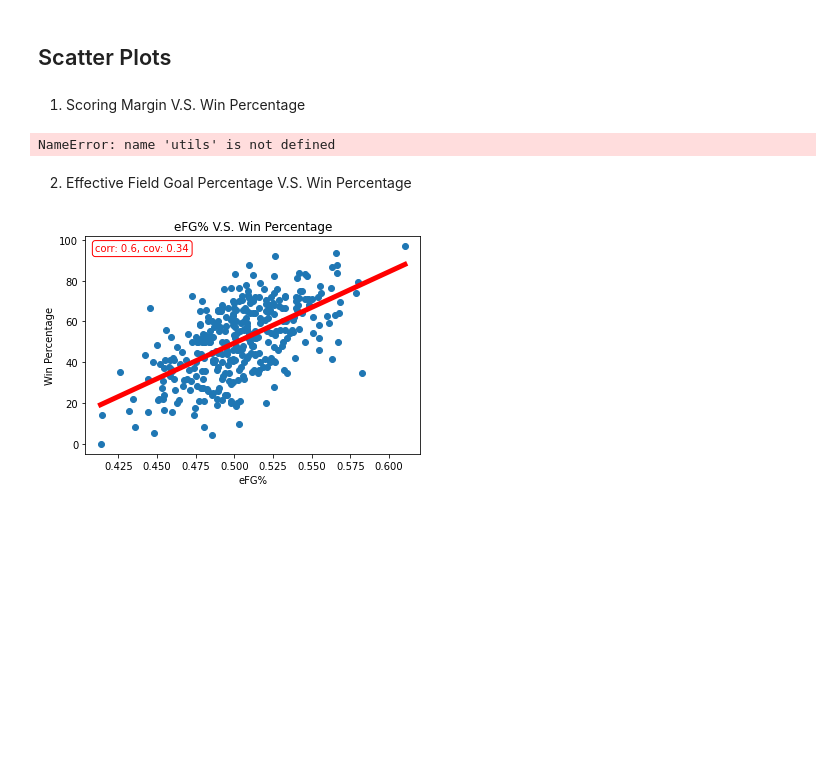
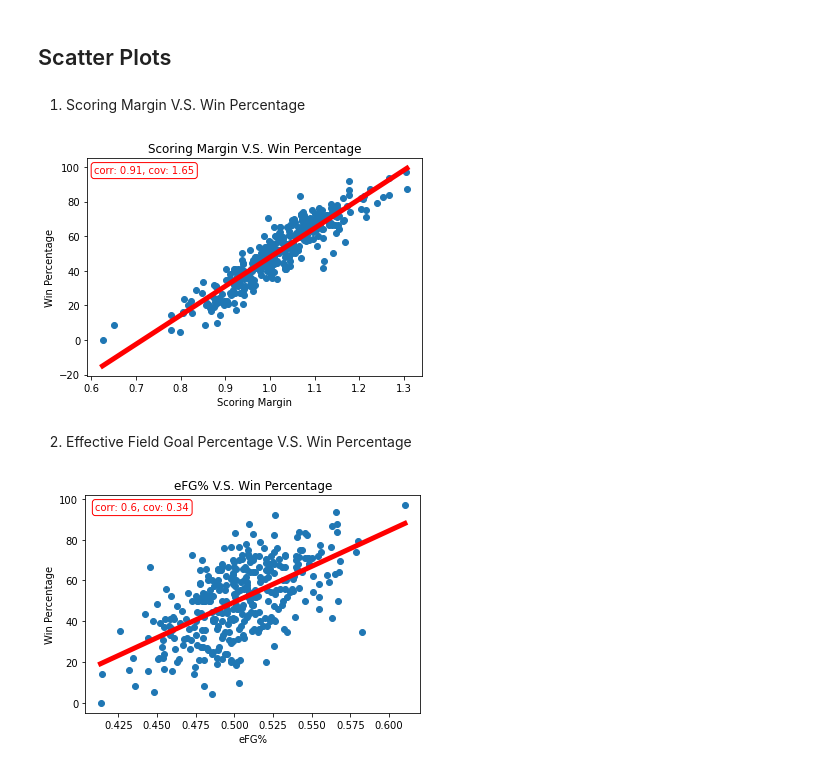
Before and after one commit to NCAA-Basketball-Predictor/Predictor, a Jupyter notebook: EDA.ipynb, the cells around one changed output. Cells and saved outputs as stored; diff of their text form; code cells hidden in the pictures; blank space fills up the shorter version.

```diff
--- a/EDA.ipynb
+++ b/EDA.ipynb
@@ -110,15 +110,15 @@ plot_utils.create_histogram("Win Percentage",win_percentage)
 # %% [markdown]
 1. Scoring Margin V.S. Win Percentage
 # %%
-importlib.reload(utils)
+importlib.reload(myutils)
 importlib.reload(plot_utils)
 import scipy.stats as stats
 import numpy as np
 scoring_margin = ncaa_stats.get_column("Scoring Margin")
 win_percentage = ncaa_stats.get_column("Win Percentage")
 plot_utils.draw_scatter_plot(scoring_margin,win_percentage,"Scoring Margin", "Win Percentage")
 # %% [output]
-NameError: name 'utils' is not defined
+[figure, added]
 # %% [markdown]
 2. Effective Field Goal Percentage V.S. Win Percentage
 # %%
```
Also changed, not shown: parts of 3 cells of this notebook, 9 other files.
